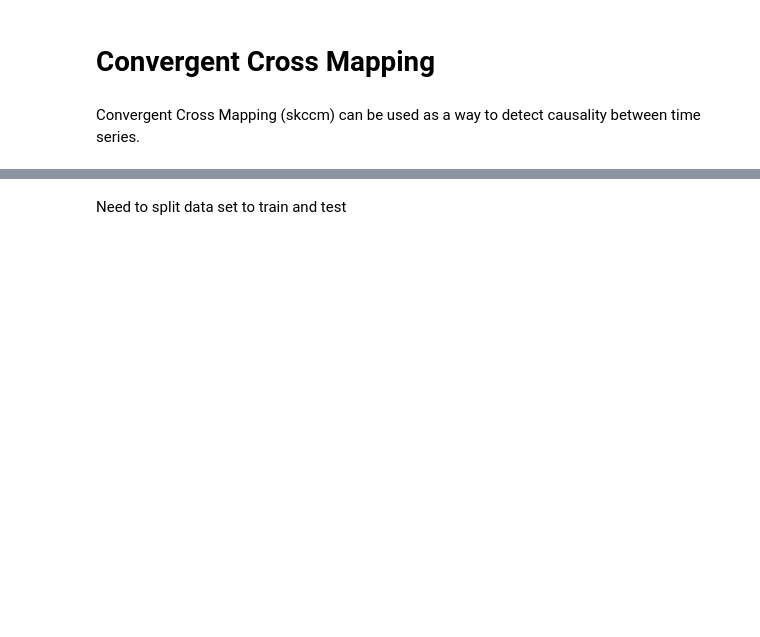
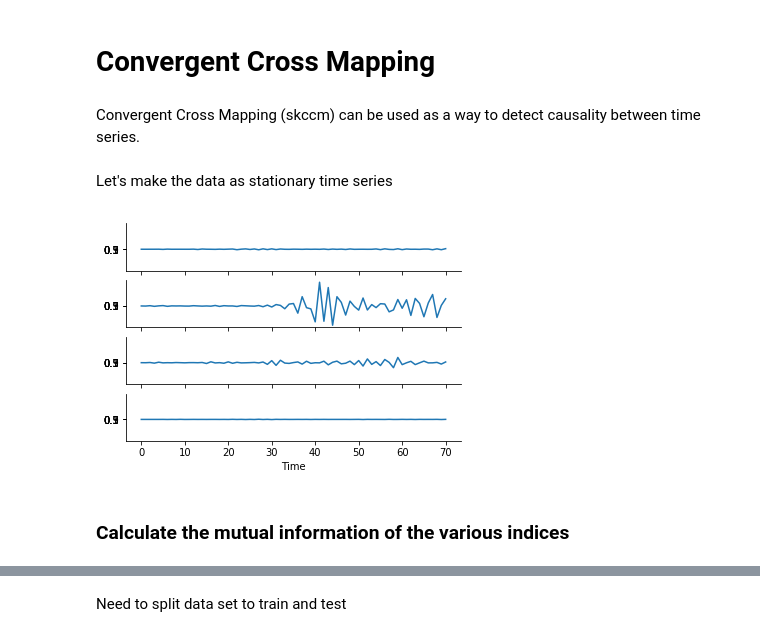
Before and after one commit to ikttan/btc-econ, a Jupyter notebook: xmapping.ipynb, the cells around one changed output, grey strips where cells are left out. Drawn from its saved outputs; the diff is of its cells as text; code cells hidden in the pictures; blank space fills up the shorter version.

```diff
--- a/xmapping.ipynb
+++ b/xmapping.ipynb
@@ -326,0 +333,23 @@ from skccm import CCM
+# %% [markdown]
+Let's make the data as stationary time series
+# %%
+dataset['GlobalEPU'] = np.diff(dataset['GlobalEPU'], prepend=dataset['GlobalEPU'][0])
+dataset['BTC'] = np.diff(dataset['BTC'], prepend=dataset['BTC'][0])
+dataset['TPU'] = np.diff(dataset['TPU'], prepend=dataset['TPU'][0])
+dataset['CPI'] = np.diff(dataset['CPI'], prepend=dataset['CPI'][0])
+# %%
+fig,ax = plt.subplots(nrows=4,sharex=True,sharey=True)
+
+ax[0].plot(dataset['GlobalEPU'])
+ax[1].plot(dataset['BTC'])
+ax[2].plot(dataset['TPU'])
+ax[3].plot(dataset['CPI'])
+ax[0].set_yticks([.1,.3,.5,.7,.9])
+ax[1].set_yticks([.1,.3,.5,.7,.9])
+ax[2].set_yticks([.1,.3,.5,.7,.9])
+ax[3].set_xlabel('Time')
+sns.despine()
+# %% [output]
+[figure, added]
+# %% [markdown]
+### Calculate the mutual information of the various indices
```
Also changed, not shown: parts of 13 cells of this notebook.
